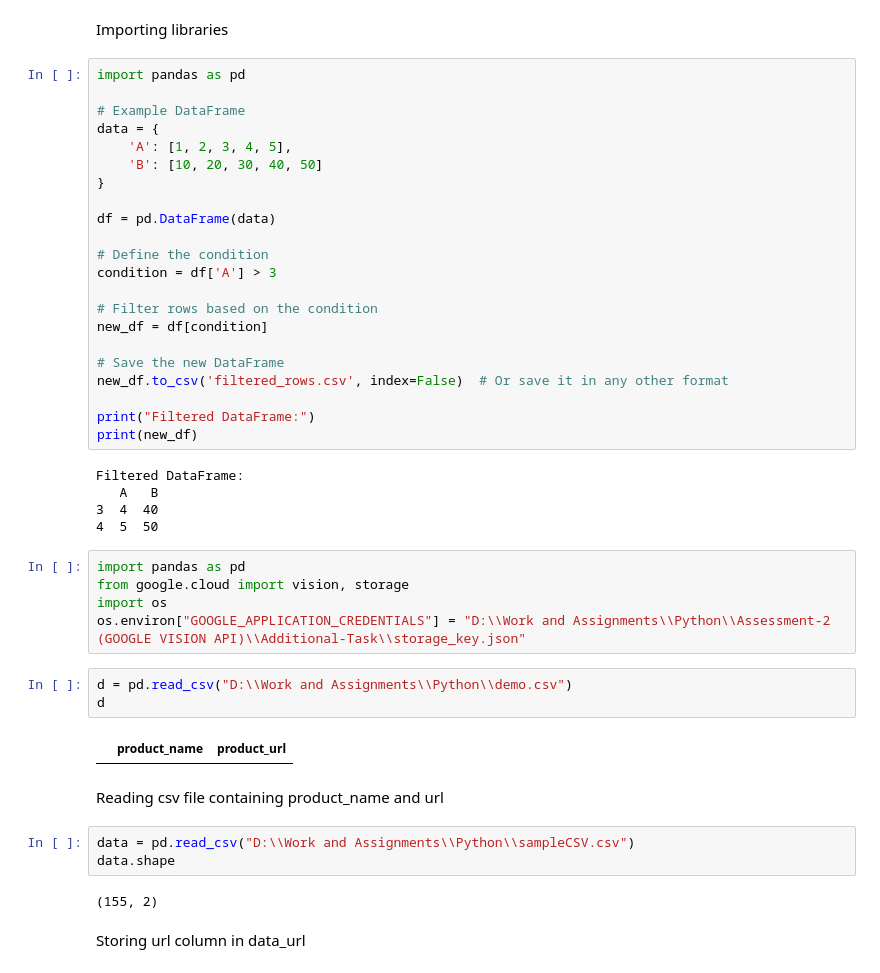
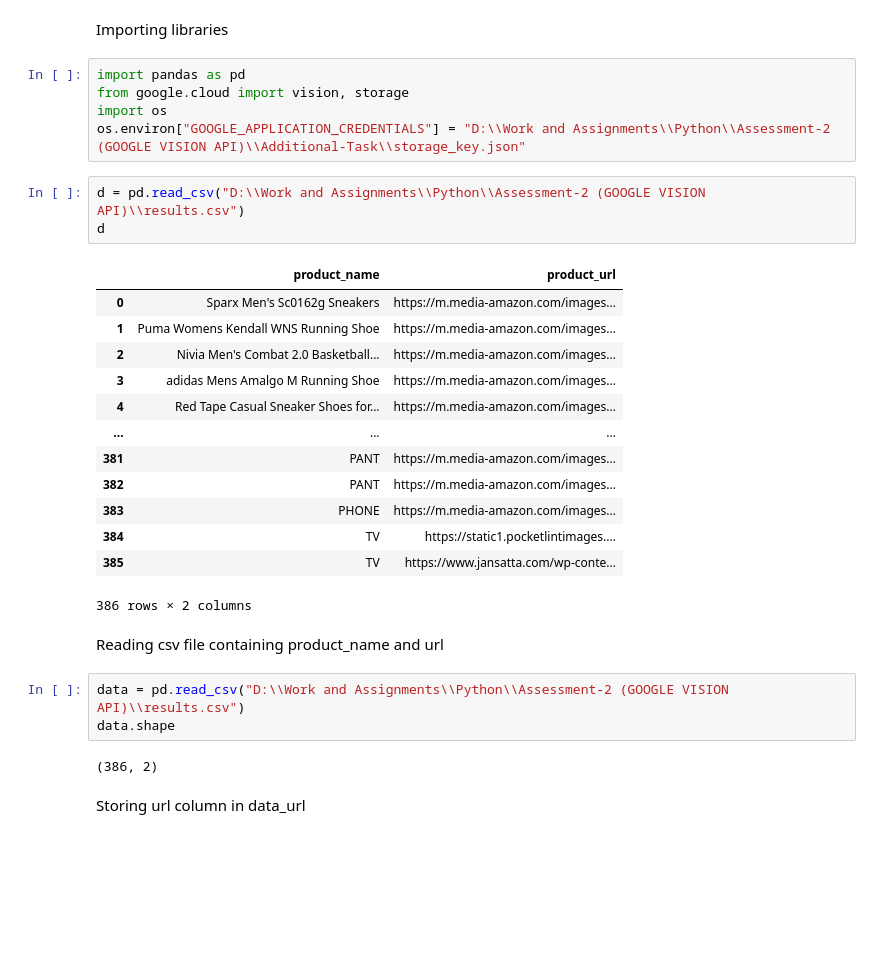
Before and after one commit to Shreyash-Pardhi/Python_Practice, a Jupyter notebook: Python/Assessment-2 (GOOGLE VISION API)/demo.ipynb, the cells around one changed output. Saved outputs shown, nothing was run; the diff lists cells and outputs as text; blank space fills up the shorter version.

```diff
--- a/Python/Assessment-2 (GOOGLE VISION API)/demo.ipynb
+++ b/Python/Assessment-2 (GOOGLE VISION API)/demo.ipynb
@@ -1,49 +1,34 @@
 # %% [markdown]
 Importing libraries
-# %%
-import pandas as pd
-
-# Example DataFrame
-data = {
-    'A': [1, 2, 3, 4, 5],
-    'B': [10, 20, 30, 40, 50]
-}
-
-df = pd.DataFrame(data)
-
-# Define the condition
-condition = df['A'] > 3
-
-# Filter rows based on the condition
-new_df = df[condition]
-
-# Save the new DataFrame
-new_df.to_csv('filtered_rows.csv', index=False)  # Or save it in any other format
-
-print("Filtered DataFrame:")
-print(new_df)
-# %% [output]
-Filtered DataFrame:
-   A   B
-3  4  40
-4  5  50
 # %%
 import pandas as pd
 from google.cloud import vision, storage
 import os
 os.environ["GOOGLE_APPLICATION_CREDENTIALS"] = "D:\\Work and Assignments\\Python\\Assessment-2 (GOOGLE VISION API)\\Additional-Task\\storage_key.json"
 # %%
-d = pd.read_csv("D:\\Work and Assignments\\Python\\demo.csv")
+d = pd.read_csv("D:\\Work and Assignments\\Python\\Assessment-2 (GOOGLE VISION API)\\results.csv")
 d
 # %% [output]
 |  | product_name | product_url |
+| 0 | Sparx Men's Sc0162g Sneakers | https://m.media-amazon.com/images... |
+| 1 | Puma Womens Kendall WNS Running Shoe | https://m.media-amazon.com/images... |
+| 2 | Nivia Men's Combat 2.0 Basketball... | https://m.media-amazon.com/images... |
+| 3 | adidas Mens Amalgo M Running Shoe | https://m.media-amazon.com/images... |
+| 4 | Red Tape Casual Sneaker Shoes for... | https://m.media-amazon.com/images... |
+| ... | ... | ... |
+| 381 | PANT | https://m.media-amazon.com/images... |
+| 382 | PANT | https://m.media-amazon.com/images... |
+| 383 | PHONE | https://m.media-amazon.com/images... |
+| 384 | TV | https://static1.pocketlintimages.... |
+| 385 | TV | https://www.jansatta.com/wp-conte... |
+386 rows × 2 columns
 # %% [markdown]
 Reading csv file containing product_name and url
 # %%
-data = pd.read_csv("D:\\Work and Assignments\\Python\\sampleCSV.csv")
+data = pd.read_csv("D:\\Work and Assignments\\Python\\Assessment-2 (GOOGLE VISION API)\\results.csv")
 data.shape
 # %% [output]
-(155, 2)
+(386, 2)
 # %% [markdown]
 Storing url column in data_url
 # %%
```
Also changed, not shown: parts of 12 cells of this notebook, 9 other files.
